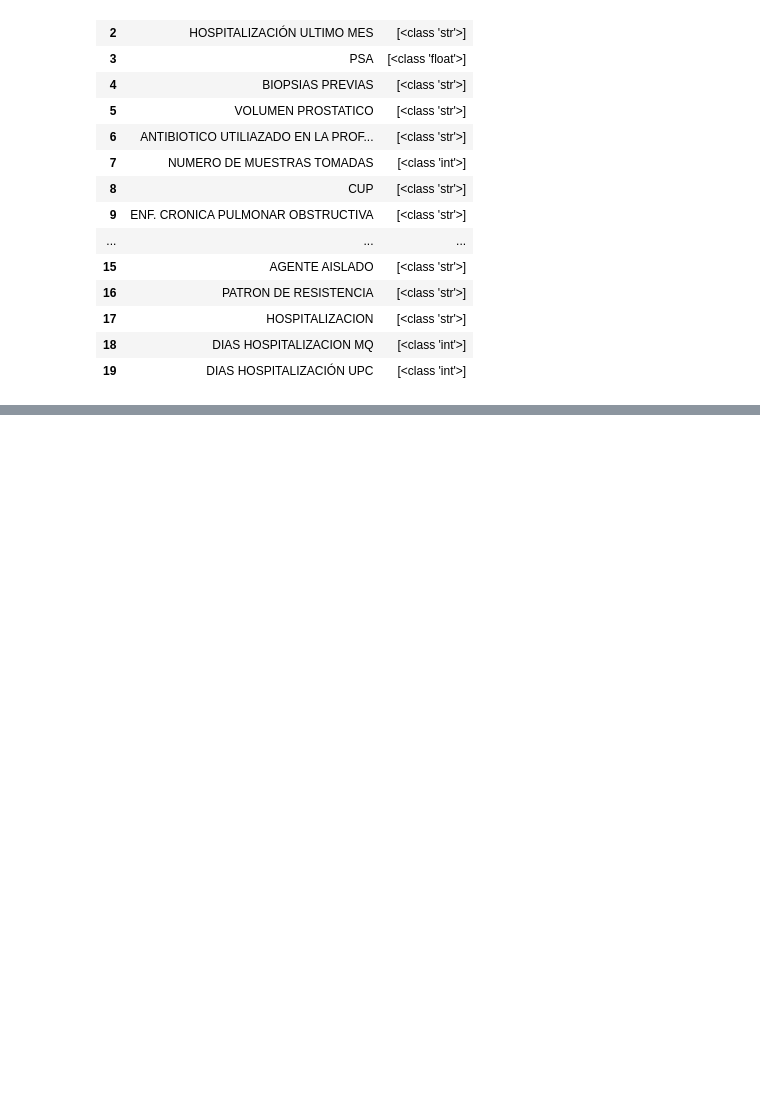
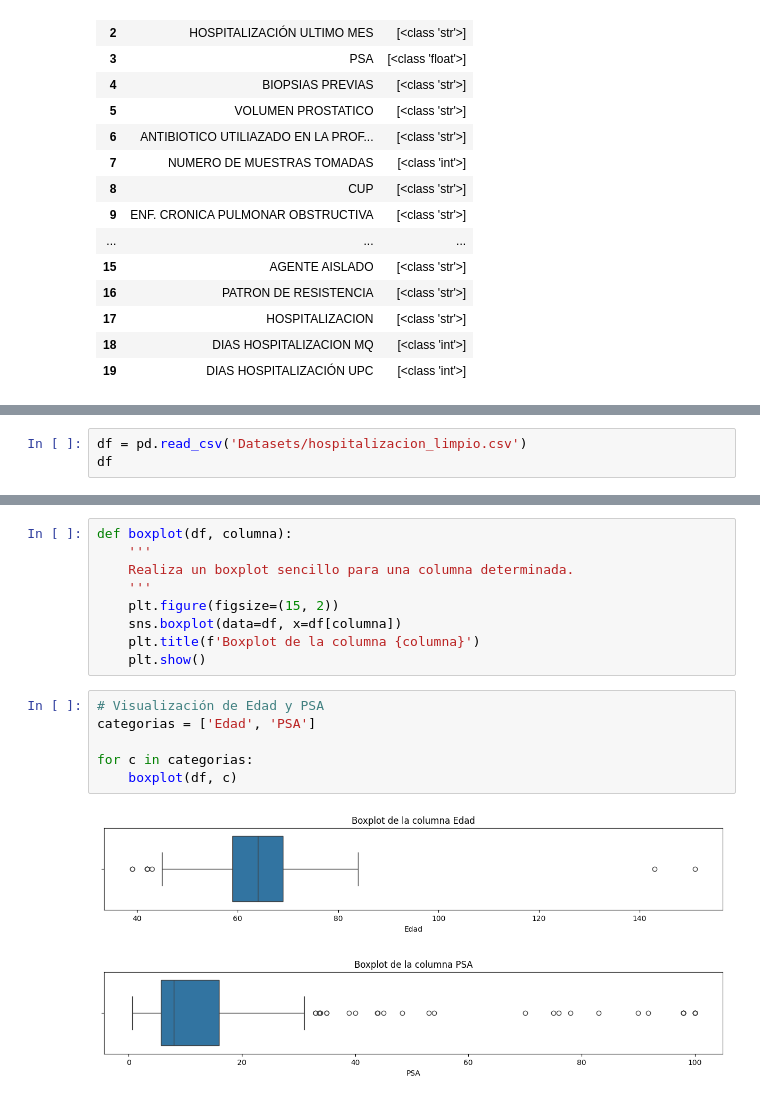
Before and after one commit to facu-corvalan/Hospitalizacion, a Jupyter notebook: EDA.ipynb, the cells around one changed output, grey strips where cells are left out. Drawn from its saved outputs; the diff is of its cells as text; blank space fills up the shorter version.

```diff
--- a/EDA.ipynb
+++ b/EDA.ipynb
@@ -414,0 +423,3 @@ df.head(3)
+# %%
+df = pd.read_csv('Datasets/hospitalizacion_limpio.csv')
+df
@@ -414,0 +456,18 @@ df.head(3)
+# %%
+def boxplot(df, columna):
+    '''
+    Realiza un boxplot sencillo para una columna determinada.
+    '''
+    plt.figure(figsize=(15, 2))
+    sns.boxplot(data=df, x=df[columna])
+    plt.title(f'Boxplot de la columna {columna}')
+    plt.show()
+# %%
+# Visualización de Edad y PSA
+categorias = ['Edad', 'PSA']
+
+for c in categorias:
+    boxplot(df, c)
+# %% [output]
+[figure, added]
+[figure, added]
```
Also changed, not shown: parts of 27 cells of this notebook, 1 other file.
